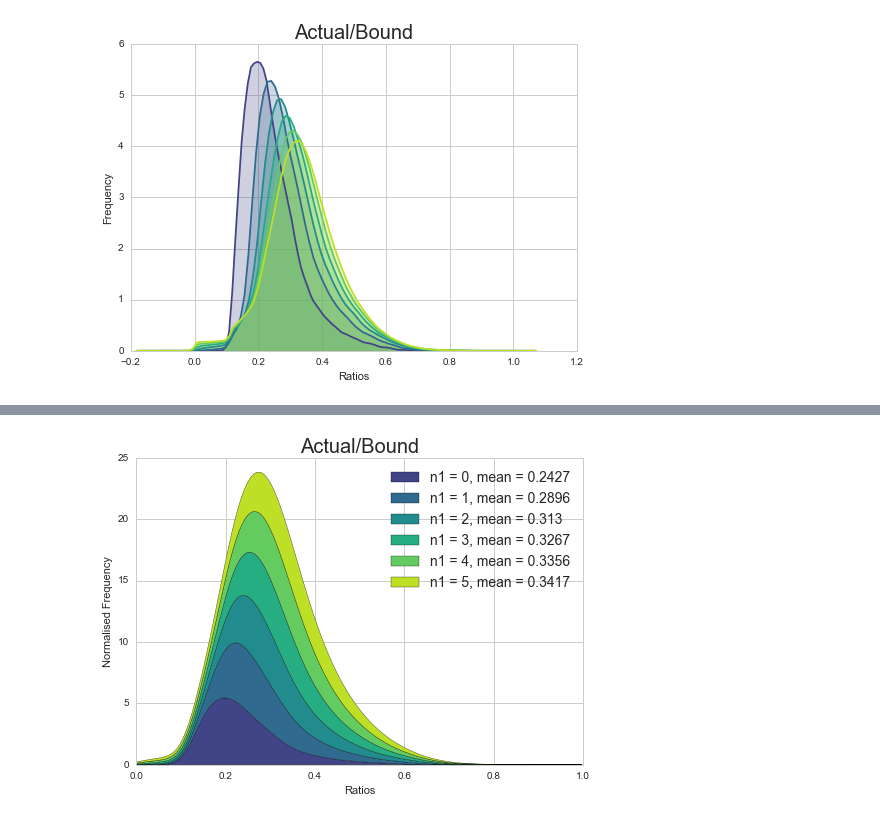
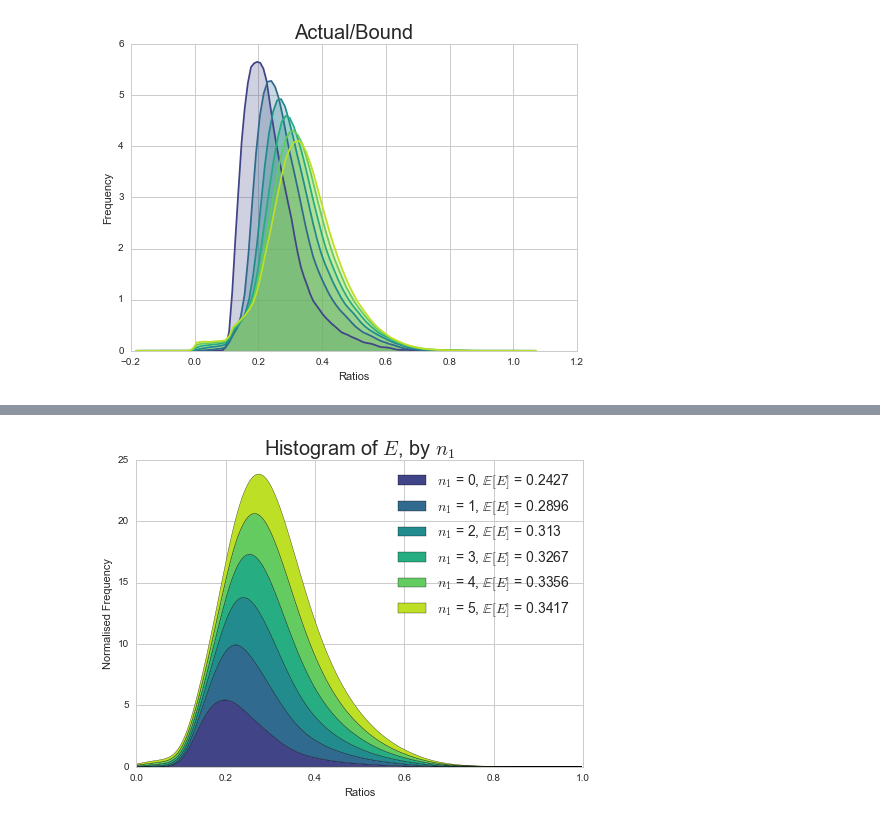
Before and after one commit to geraintpalmer/DetectingDeadlockInQingNetworkSimulation, a Jupyter notebook: plot_ratio_data_vary_n1.ipynb, the cells around one changed output, grey strips where cells are left out. Saved outputs shown, nothing was run; the diff lists cells and outputs as text; code cells hidden in the pictures.

```diff
--- a/plot_ratio_data_vary_n1.ipynb
+++ b/plot_ratio_data_vary_n1.ipynb
@@ -69,13 +67,13 @@ for dnsty in densities:
 # %%
-labs = ['n1 = 0, mean = '+str(mean_0), 'n1 = 1, mean = '+str(mean_1), 'n1 = 2, mean = '+str(mean_2), 'n1 = 3, mean = '+str(mean_3), 'n1 = 4, mean = '+str(mean_4), 'n1 = 5, mean = '+str(mean_5)]
+labs = [r"$n_1$" + ' = 0, ' + r"$\mathbb{E}[E]$" + ' = '+str(mean_0), r"$n_1$" + ' = 1, ' + r"$\mathbb{E}[E]$" + ' = '+str(mean_1), r"$n_1$" + ' = 2, ' + r"$\mathbb{E}[E]$" + ' = '+str(mean_2), r"$n_1$" + ' = 3, ' + r"$\mathbb{E}[E]$" + ' = '+str(mean_3), r"$n_1$" + ' = 4, ' + r"$\mathbb{E}[E]$" + ' = '+str(mean_4), r"$n_1$" + ' = 5, ' + r"$\mathbb{E}[E]$" + ' = '+str(mean_5)]
 colormap = plt.cm.viridis
 fig, ax = plt.subplots()
 plt.gca().set_color_cycle([colormap(i) for i in np.linspace(0.2, 0.9, len(ratios_inverse_ns))])
 plt.stackplot(xs, ds)
 plt.xlabel('Ratios')
 plt.ylabel('Normalised Frequency')
 plt.legend(labs, fontsize=14)
-ax.set_title('Actual/Bound', fontsize=20)
+ax.set_title('Histogram of ' + r"$E$" + ', by ' + r"$n_1$", fontsize=20)
 plt.show()
 # %% [output]
-[figure, old version]
+[figure, new version]
```
Also changed, not shown: parts of 1 cell of this notebook, 13 other files.
